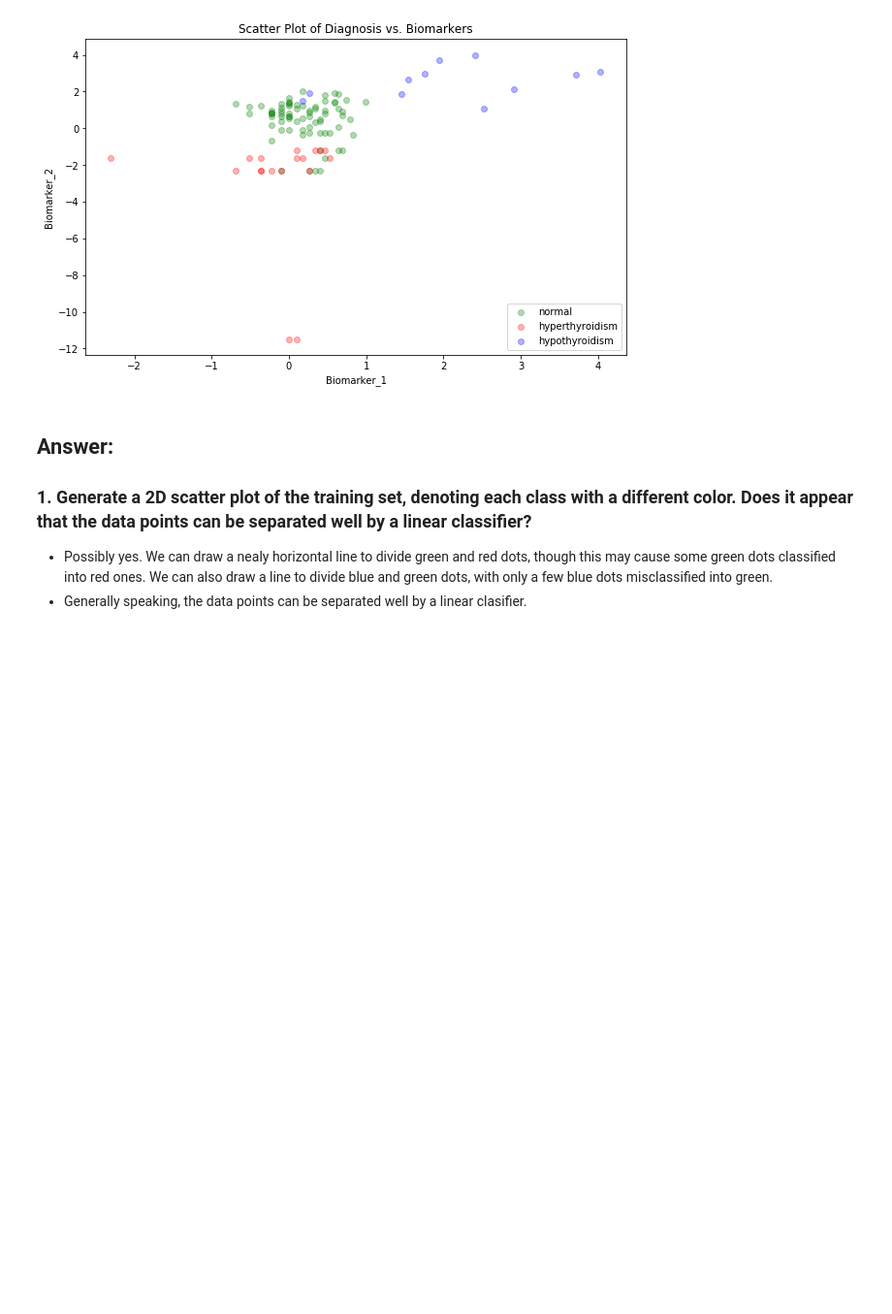
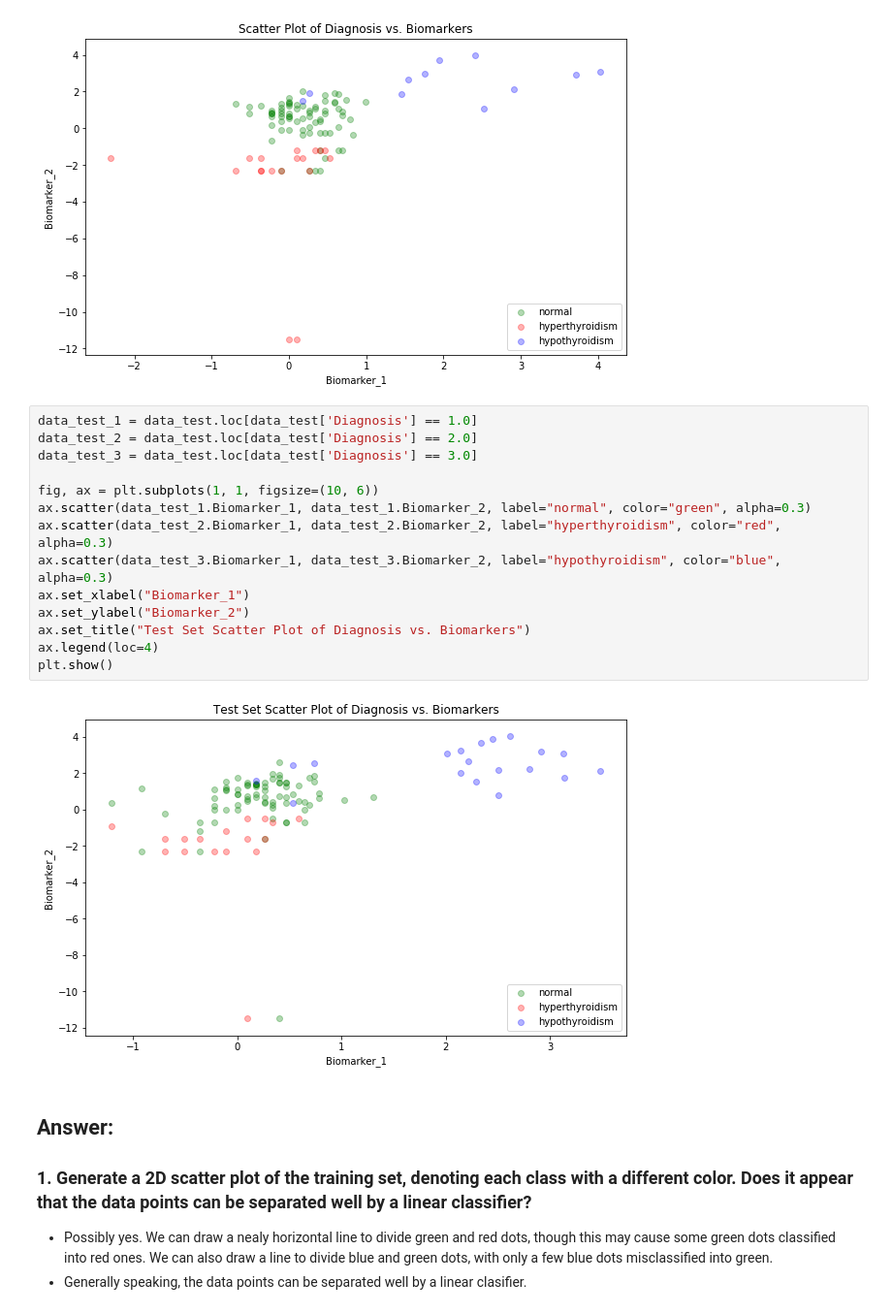
Before and after one commit to syj19950301/Data_Science_1, a Jupyter notebook: cs109a_hw7_submission.ipynb, the cells around one changed output. Shown at 97% size. Cells and saved outputs as stored; diff of their text form; blank space fills up the shorter version.

```diff
--- a/cs109a_hw7_submission.ipynb
+++ b/cs109a_hw7_submission.ipynb
@@ -130,6 +131,22 @@ ax.legend(loc=4)
 plt.show()
 # %% [output]
 [figure]
+# %%
+data_test_1 = data_test.loc[data_test['Diagnosis'] == 1.0]
+data_test_2 = data_test.loc[data_test['Diagnosis'] == 2.0]
+data_test_3 = data_test.loc[data_test['Diagnosis'] == 3.0]
+
+fig, ax = plt.subplots(1, 1, figsize=(10, 6))
+ax.scatter(data_test_1.Biomarker_1, data_test_1.Biomarker_2, label="normal", color="green", alpha=0.3)
+ax.scatter(data_test_2.Biomarker_1, data_test_2.Biomarker_2, label="hyperthyroidism", color="red", alpha=0.3)
+ax.scatter(data_test_3.Biomarker_1, data_test_3.Biomarker_2, label="hypothyroidism", color="blue", alpha=0.3)
+ax.set_xlabel("Biomarker_1")
+ax.set_ylabel("Biomarker_2")
+ax.set_title("Test Set Scatter Plot of Diagnosis vs. Biomarkers")
+ax.legend(loc=4)
+plt.show()
+# %% [output]
+[figure, added]
 # %% [markdown]
 ## Answer:
 ### 1. Generate a 2D scatter plot of the training set, denoting each class with a different color. Does it appear that the data points can be separated well by a linear classifier?
```
Also changed, not shown: parts of 13 cells of this notebook.
